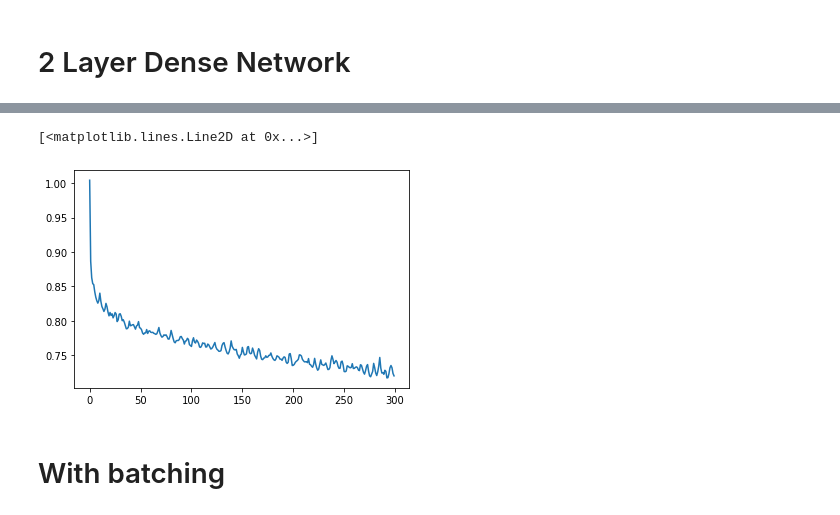
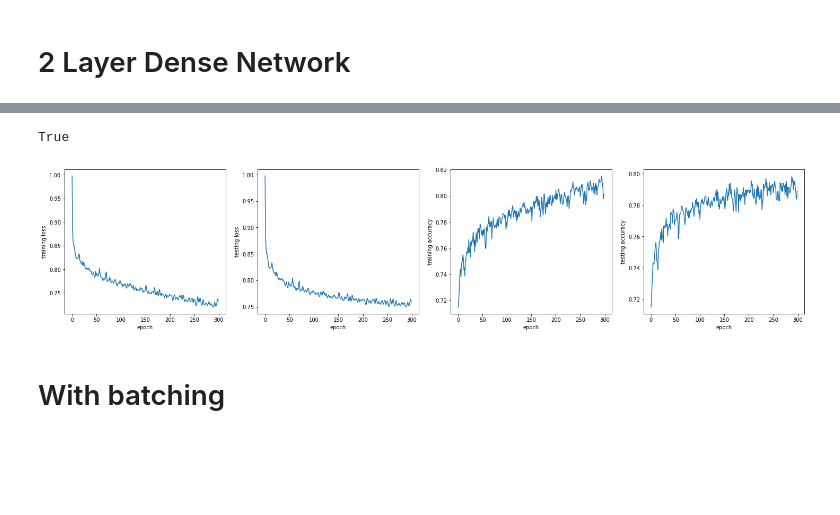
Before and after one commit to OshanJayawardana/Classification-Model-Comparison-CIFAR-10, a Jupyter notebook: A04_180437U.ipynb, the cells around one changed output, grey strips where cells are left out. Saved outputs shown, nothing was run; the diff lists cells and outputs as text; code cells hidden in the pictures; blank space fills up the shorter version.

Commit message:
added comparing option to the graph plotting function

```diff
--- a/A04_180437U.ipynb
+++ b/A04_180437U.ipynb
@@ -113,3 +132,5 @@ def linclas(x_train,y_train,x_test,y_test,K,Din,lr,lr_decay,reg):
         b1-=lr*db1
         lr*=lr_decay
     return w1,b1,loss_history,loss_history_test,train_acc_history,val_acc_history
+# %%
+x_train,y_train,x_test,y_test=preproc(True)
@@ -138,16 +164,4 @@ epoch 260/300: loss= 0.783910-- ,test loss= 0.788164--,train accracy= 0.779566--
 epoch 270/300: loss= 0.783633-- ,test loss= 0.788009--,train accracy= 0.779686--, test accracy= 0.774280
 epoch 280/300: loss= 0.783369-- ,test loss= 0.787865--,train accracy= 0.779726--, test accracy= 0.774280
 epoch 290/300: loss= 0.783117-- ,test loss= 0.787730--,train accracy= 0.779982--, test accracy= 0.774150
-# %%
-def graphs(loss_history,loss_history_test,train_acc_history,val_acc_history,name):
-    lists=[loss_history,loss_history_test,train_acc_history,val_acc_history]
-    titiles=["training loss","testing loss","training accuracy","testing accuracy"]
-    fig,ax=plt.subplots(1,4,figsize=(25,5))
-    for i in range(len(lists)):
-        ax[i].plot(lists[i])
-        ax[i].set_ylabel(titiles[i])
-        ax[i].set_xlabel("epoch")
-        ax[i].plot()
-    fig.savefig(fname="metrics_"+name+".png",transparent=True)
-    return True
 # %%
@@ -181,11 +196,13 @@ def layer2(x_train,y_train,x_test,y_test,batch_size,H,K,Din,lr,lr_decay,reg):
     Nte = x_test.shape[0]
 
     loss_history = []
+    loss_history_test = []
     train_acc_history = []
     val_acc_history = []
     seed = 0
     rng = np.random.default_rng(seed=seed)
 
+    #initializing weight and bias arrays
     std=1e-5
     w1 = (2/(Ntr*Din))**0.5*np.random.randn(Din, H)
     w2 = (2/(H*Din))**0.5*np.random.randn(H, K)
@@ -193,33 +210,33 @@ def layer2(x_train,y_train,x_test,y_test,batch_size,H,K,Din,lr,lr_decay,reg):
     b2 = np.zeros(K)
 
     for t in range(iterations):
+        # mini batching the training data set
         indices = np.random.choice(Ntr,batch_size)
+        # shuffling the training data set to avoid overfitting
         rng.shuffle(indices)
-        x=x_train[indices]*255
-        #x=x_train[indices]
+        x=x_train[indices]
         y=y_train[indices]
 
         #forward pass
         h=1/(1+np.exp(-(x.dot(w1)+b1)))
-        h_test=1/(1+np.exp(-((x_test*255).dot(w1)+b1)))
-        #h_test=1/(1+np.exp(-((x_test).dot(w1)+b1)))
-
+        h_test=1/(1+np.exp(-((x_test).dot(w1)+b1)))
         y_pred=h.dot(w2)+b2
         y_pred_test=h_test.dot(w2)+b2
 
-
+        # calculating the loss
         train_loss=regloss(y_pred,y,w1,w2)
         test_loss=regloss(y_pred_test,y_test,w1,w2)
-        #loss=(1/batch_size)*np.sum(np.square(y_train-y_pred),axis=0)+reg*np.sum(w1*w1)
         loss_history.append(train_loss)
+        loss_history_test.append(test_loss)
 
+        # calculating accuracy
         train_acc=accuracy(y_pred,y)
         train_acc_history.append(train_acc)
         test_acc=accuracy(y_pred_test,y_test)
         val_acc_history.append(test_acc)
 
         if t%10 == 0:
-            print('epoch %d/%d: MSloss= %f-- ,test loss= %f--,train accracy= %f--, test accracy= %f' % (t,iterations,train_loss,test_loss,train_acc,test_acc))
+            print('epoch %d/%d: loss= %f-- ,test loss= %f--,train accracy= %f--, test accracy= %f' % (t,iterations,train_loss,test_loss,train_acc,test_acc))
 
         # Backward pass
         dy_pred=(1./batch_size)*2.0*(y_pred-y)
@@ -228,12 +245,14 @@ def layer2(x_train,y_train,x_test,y_test,batch_size,H,K,Din,lr,lr_decay,reg):
         dh=dy_pred.dot(w2.T)
         dw1=x.T.dot(dh*h*(1-h))+reg*w1
         db1=(dh*h*(1-h)).sum(axis=0)
+
+        # updating parameters
         w1-=lr*dw1
         b1-=lr*db1
         w2-=lr*dw2
         b2-=lr*db2
         lr*=lr_decay
-    return w1,b1,w2,b2,loss_history,train_acc_history,val_acc_history
+    return w1,b1,w2,b2,loss_history,loss_history_test,train_acc_history,val_acc_history
 # %%
 batch_size = Ntr
 H=200
@@ -242,5 +261,6 @@ lr = 1.4e-2
 lr_decay= 0.999
 reg = 5e-6 #lamda
 
-w1n,b1n,w2n,b2n,loss_historyn,train_acc_historyn,val_acc_historyn=layer2(x_train,y_train,x_test,y_test,batch_size,H,K,Din,lr,lr_decay,reg)
+x_trainn,y_trainn,x_testn,y_testn=preproc(norm=False,reshape=True)
+w1n,b1n,w2n,b2n,loss_historyn,loss_history_testn,train_acc_historyn,val_acc_historyn=layer2(x_trainn,y_trainn,x_testn,y_testn,batch_size,H,K,Din,lr,lr_decay,reg)
 # %% [output]
@@ -264,9 +284,8 @@ epoch 290/300: MSloss= 0.728022-- ,test loss= 0.752933--,train accracy= 0.806720
-# %%
-x_axis=np.arange(len(loss_historyn))
-plt.plot(x_axis,loss_historyn)
-# %% [output]
-[<matplotlib.lines.Line2D at 0x...>]
-[figure, removed]
+# %%
+graphs(loss_historyn,loss_history_testn,train_acc_historyn,val_acc_historyn,"2 layer dense")
+# %% [output]
+True
+[figure, added]
 # %% [markdown]
 # With batching
 # %%
```
Also changed, not shown: parts of 13 cells of this notebook, 2 other files.
